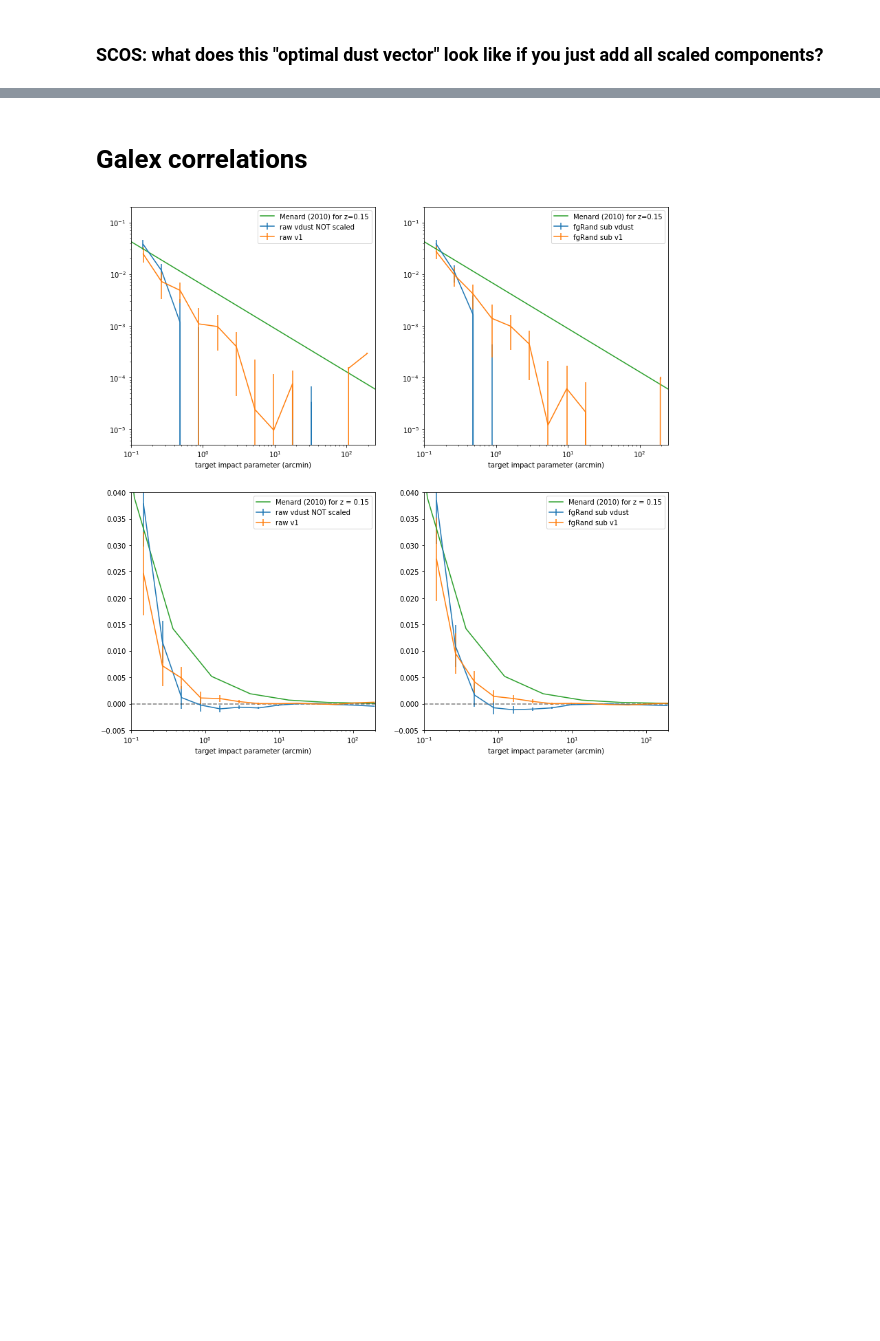
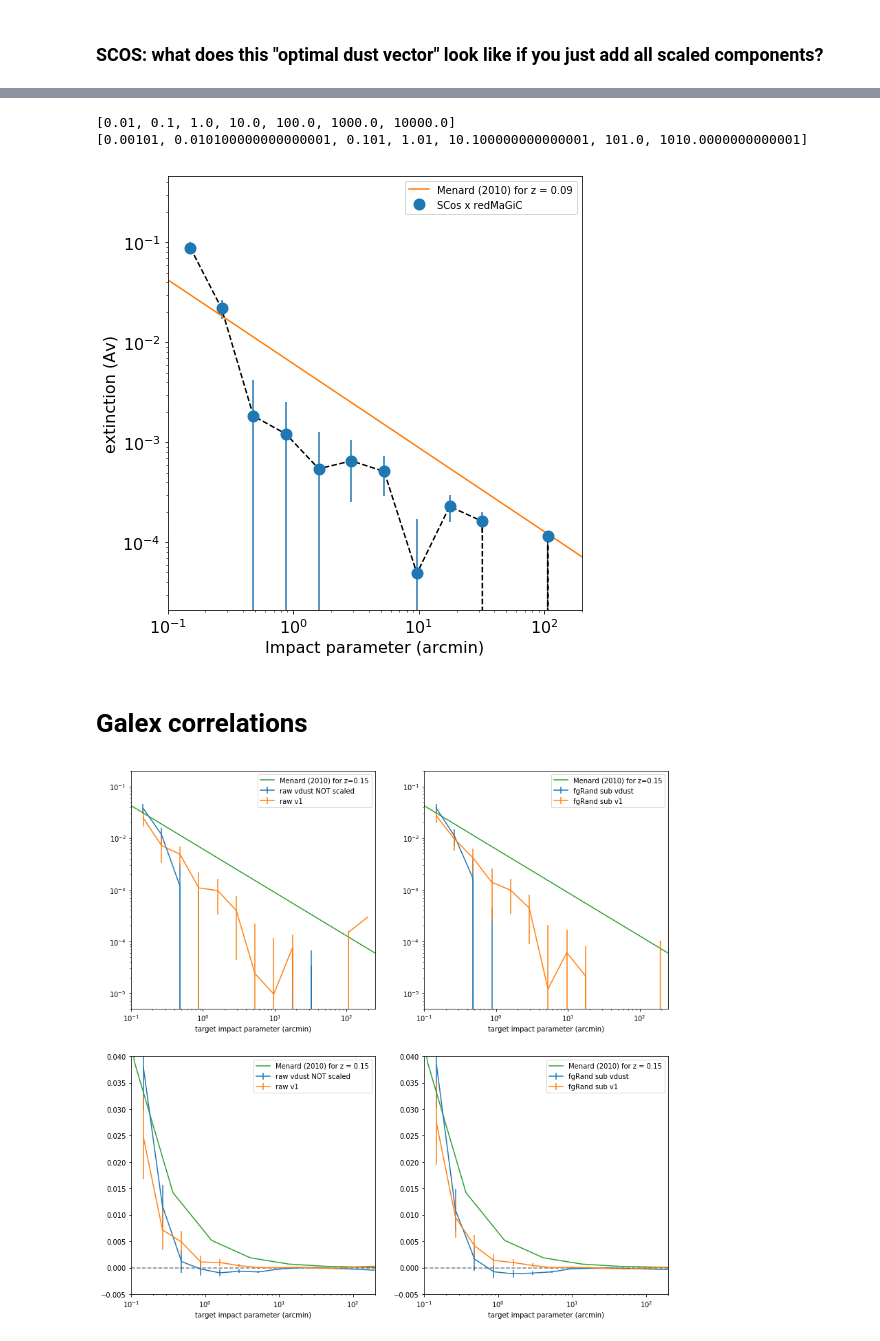
Before and after one commit to mcclearyj/dusthalos, a Jupyter notebook: make-correlation-plots.ipynb, the cells around one changed output, grey strips where cells are left out. Saved outputs shown, nothing was run; the diff lists cells and outputs as text; code cells hidden in the pictures; blank space fills up the shorter version.

```diff
--- a/make-correlation-plots.ipynb
+++ b/make-correlation-plots.ipynb
@@ -410,3 +460,46 @@ Text(0.5,0,'target impact parameter (arcmin)')
+# %%
+fig = plt.figure(figsize=(7,7))
+r = np.logspace(-2,2.7,10)
+av2 = 2.4e-3 * (r/3.06)**(-0.84)
+
+### in log space
+ax=fig.add_subplot(111)
+ax.errorbar(dd['meanR'],(dd['kappa']-fr['kappa']),yerr=dd['sigma'],label='SCos x redMaGiC',fmt='o',ms=6, mew=6)
+ax.plot(r,av2,label='Menard (2010) for z = 0.09')
+ax.legend()
+ax.plot(dd['meanR'],(dd['kappa']-fr['kappa']),'--k')
+ax.FontSize = 16
+#ax.xaxis.set_ticks_position('top')
+ax.xaxis.set_ticks_position('bottom')
+
+ax.set_xlim(0.1,200)
+ax.set_yscale('log')
+ax.set_xscale('log')
+
+plt.rcParams['xtick.bottom'] = plt.rcParams['xtick.labelbottom'] = True
+plt.rcParams['xtick.top'] = plt.rcParams['xtick.labeltop'] = False
+ax.xaxis.set_label_position('bottom')
+ax.xaxis.set_tick_params(labelsize=16)
+ax.yaxis.set_tick_params(labelsize=16)
+
+a=ax.get_xticks().tolist()
+physical=[a[i]*.101 for i in range(len(a))]
+print a
+print physical
+
+
+#ax.set_ylim(1E-6,1E-2)
+#ax.set_xticklabels(physical)
+#ax.set_xlabel('Impact parameter (Mpc)',fontsize=16)
+ax.set_xlabel('Impact parameter (arcmin)',fontsize=16)
+ax.set_ylabel('extinction (Av)',fontsize=16)
+
+fig.tight_layout()
+fig.savefig('dustCorrel2.eps',transparent=False)
+# %% [output]
+[0.01, 0.1, 1.0, 10.0, 100.0, 1000.0, 10000.0]
+[0.00101, 0.010100000000000001, 0.101, 1.01, 10.100000000000001, 101.0, 1010.0000000000001]
+[figure, added]
 # %% [markdown]
 # Galex correlations
 # %%
```
Also changed, not shown: parts of 9 cells of this notebook, 4 other files.
